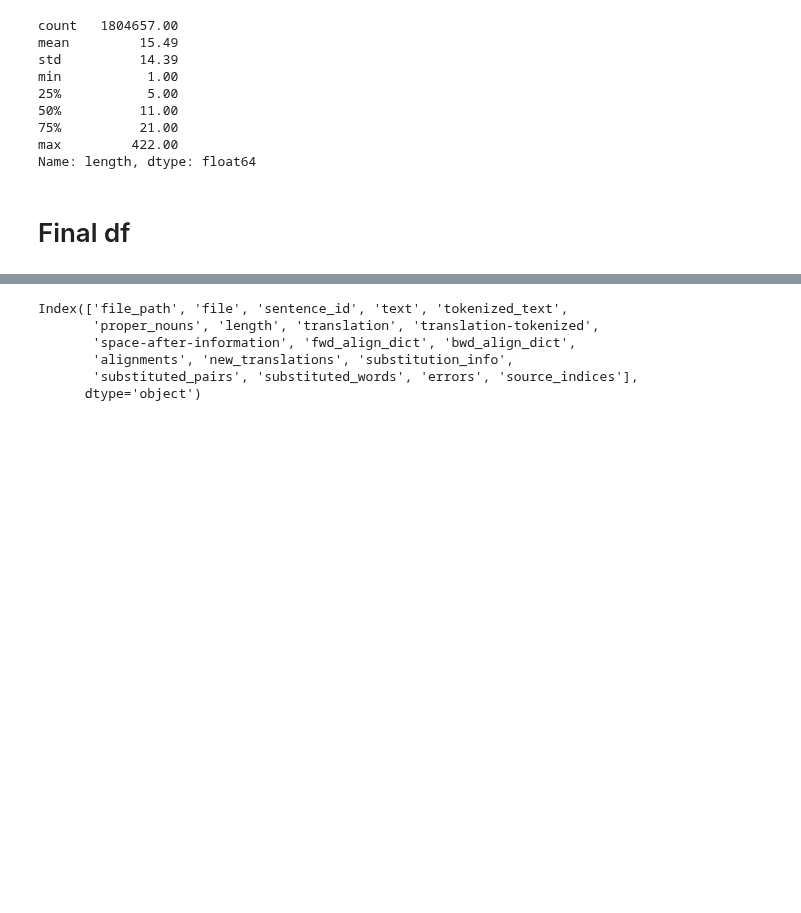
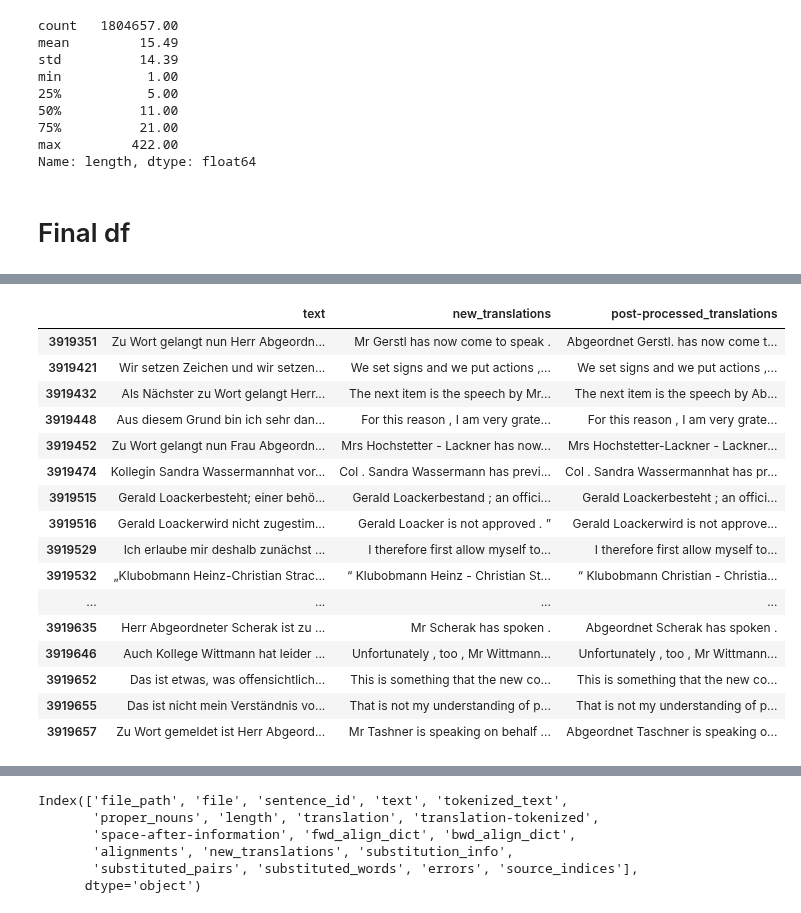
Before and after one commit to TajaKuzman/Parlamint-translation, a Jupyter notebook: analyse_results.ipynb, the cells around one changed output, grey strips where cells are left out. Saved outputs shown, nothing was run; the diff lists cells and outputs as text; code cells hidden in the pictures; blank space fills up the shorter version.

```diff
--- a/analyse_results.ipynb
+++ b/analyse_results.ipynb
@@ -142,3 +190,25 @@ df.head(1)
+# %%
+# Show differences between translations that we will use and translations after post-processing
+with pd.option_context('display.max_colwidth', None):
+    display(df[df["substituted_pairs"] !="0"][['text','new_translations', 'post-processed_translations']].tail(20))
+# %% [output]
+|  | text | new_translations | post-processed_translations |
+| 3919351 | Zu Wort gelangt nun Herr Abgeordn... | Mr Gerstl has now come to speak . | Abgeordnet Gerstl. has now come t... |
+| 3919421 | Wir setzen Zeichen und wir setzen... | We set signs and we put actions ,... | We set signs and we put actions ,... |
+| 3919432 | Als Nächster zu Wort gelangt Herr... | The next item is the speech by Mr... | The next item is the speech by Ab... |
+| 3919448 | Aus diesem Grund bin ich sehr dan... | For this reason , I am very grate... | For this reason , I am very grate... |
+| 3919452 | Zu Wort gelangt nun Frau Abgeordn... | Mrs Hochstetter - Lackner has now... | Mrs Hochstetter-Lackner - Lackner... |
+| 3919474 | Kollegin Sandra Wassermannhat vor... | Col . Sandra Wassermann has previ... | Col . Sandra Wassermannhat has pr... |
+| 3919515 | Gerald Loackerbesteht; einer behö... | Gerald Loackerbestand ; an offici... | Gerald Loackerbesteht ; an offici... |
+| 3919516 | Gerald Loackerwird nicht zugestim... | Gerald Loacker is not approved . ” | Gerald Loackerwird is not approve... |
+| 3919529 | Ich erlaube mir deshalb zunächst ... | I therefore first allow myself to... | I therefore first allow myself to... |
+| 3919532 | „Klubobmann Heinz-Christian Strac... | “ Klubobmann Heinz - Christian St... | “ Klubobmann Christian - Christia... |
+| ... | ... | ... | ... |
+| 3919635 | Herr Abgeordneter Scherak ist zu ... | Mr Scherak has spoken . | Abgeordnet Scherak has spoken . |
+| 3919646 | Auch Kollege Wittmann hat leider ... | Unfortunately , too , Mr Wittmann... | Unfortunately , too , Mr Wittmann... |
+| 3919652 | Das ist etwas, was offensichtlich... | This is something that the new co... | This is something that the new co... |
+| 3919655 | Das ist nicht mein Verständnis vo... | That is not my understanding of p... | That is not my understanding of p... |
+| 3919657 | Zu Wort gemeldet ist Herr Abgeord... | Mr Tashner is speaking on behalf ... | Abgeordnet Taschner is speaking o... |
 # %%
 df.describe(include="all")
 # %% [output]
```
Also changed, not shown: parts of 13 cells of this notebook, 33 other files.
